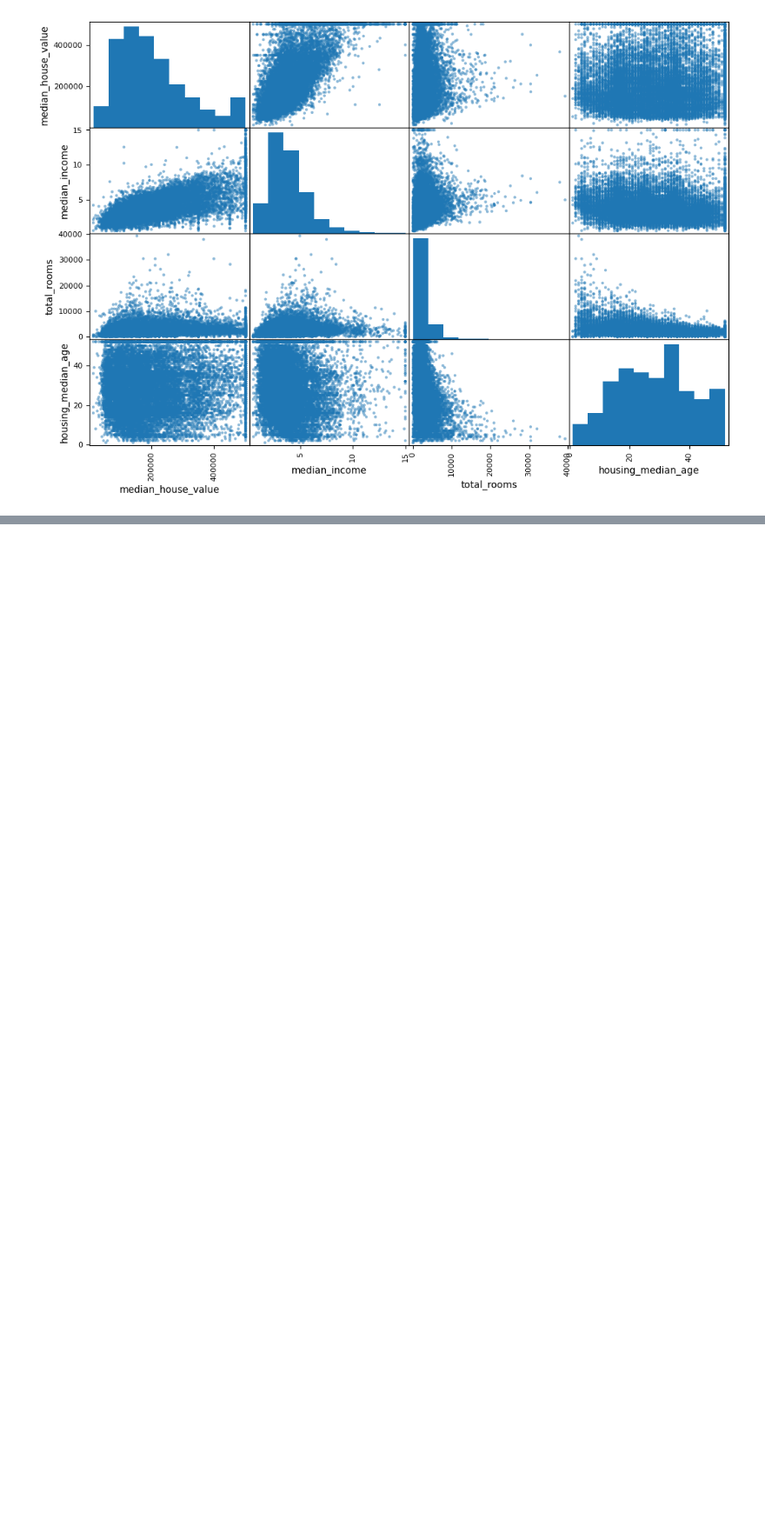
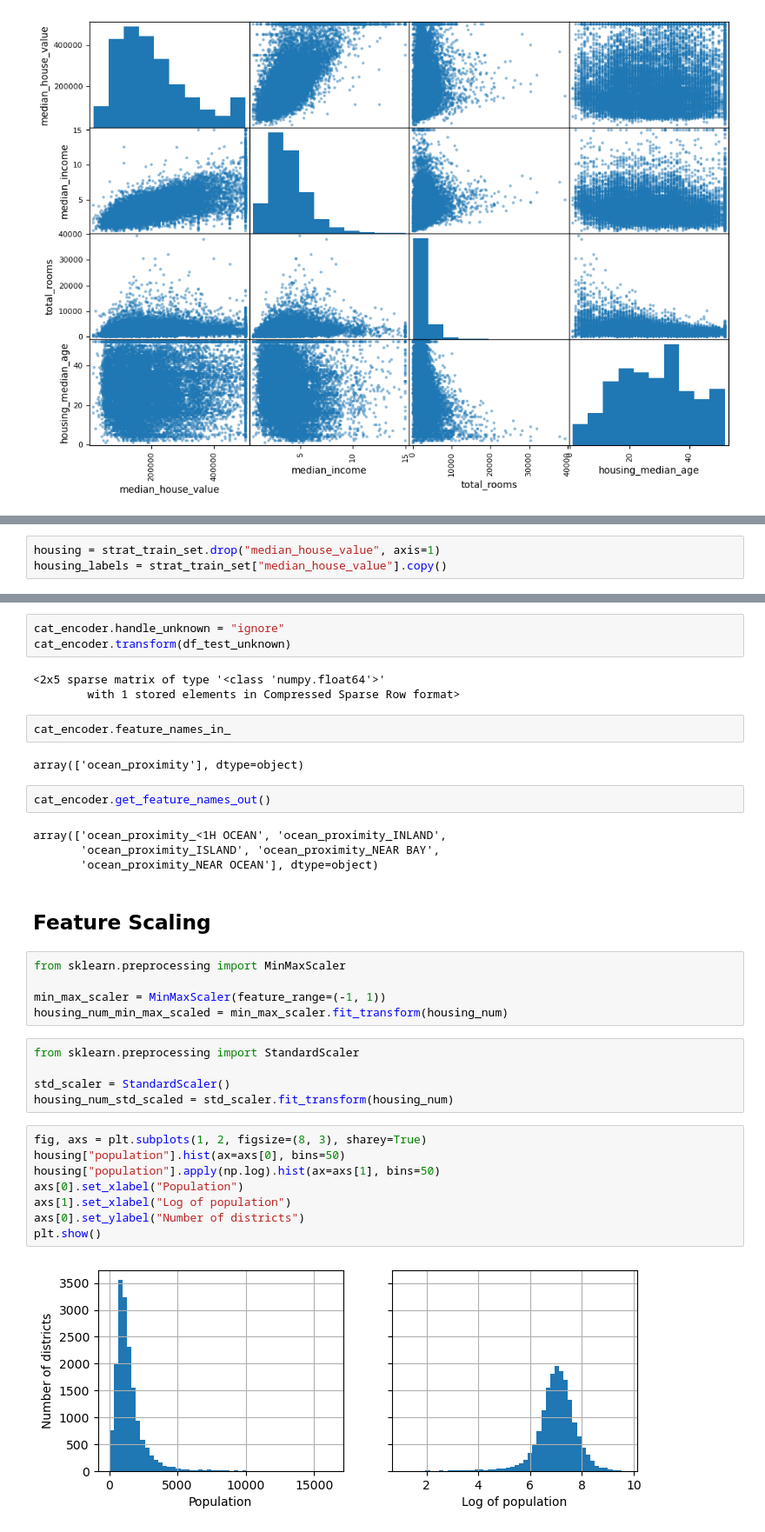
Before and after one commit to thomasdevl/machineLearning, a Jupyter notebook: C2.ipynb, the cells around one changed output, grey strips where cells are left out. Shown at 87% size. Drawn from its saved outputs; the diff is of its cells as text; blank space fills up the shorter version.

```diff
--- a/C2.ipynb
+++ b/C2.ipynb
@@ -220,0 +244,3 @@ plt.show()
+# %%
+housing = strat_train_set.drop("median_house_value", axis=1)
+housing_labels = strat_train_set["median_house_value"].copy()
@@ -220,0 +363,38 @@ plt.show()
+# %%
+cat_encoder.handle_unknown = "ignore"
+cat_encoder.transform(df_test_unknown)
+# %% [output]
+<2x5 sparse matrix of type '<class 'numpy.float64'>'
+        with 1 stored elements in Compressed Sparse Row format>
+# %%
+cat_encoder.feature_names_in_
+# %% [output]
+array(['ocean_proximity'], dtype=object)
+# %%
+cat_encoder.get_feature_names_out()
+# %% [output]
+array(['ocean_proximity_<1H OCEAN', 'ocean_proximity_INLAND',
+       'ocean_proximity_ISLAND', 'ocean_proximity_NEAR BAY',
+       'ocean_proximity_NEAR OCEAN'], dtype=object)
+# %% [markdown]
+## Feature Scaling
+# %%
+from sklearn.preprocessing import MinMaxScaler
+
+min_max_scaler = MinMaxScaler(feature_range=(-1, 1))
+housing_num_min_max_scaled = min_max_scaler.fit_transform(housing_num)
+# %%
+from sklearn.preprocessing import StandardScaler
+
+std_scaler = StandardScaler()
+housing_num_std_scaled = std_scaler.fit_transform(housing_num)
+# %%
+fig, axs = plt.subplots(1, 2, figsize=(8, 3), sharey=True)
+housing["population"].hist(ax=axs[0], bins=50)
+housing["population"].apply(np.log).hist(ax=axs[1], bins=50)
+axs[0].set_xlabel("Population")
+axs[1].set_xlabel("Log of population")
+axs[0].set_ylabel("Number of districts")
+plt.show()
+# %% [output]
+[figure, added]
```
Also changed, not shown: parts of 39 cells of this notebook.
